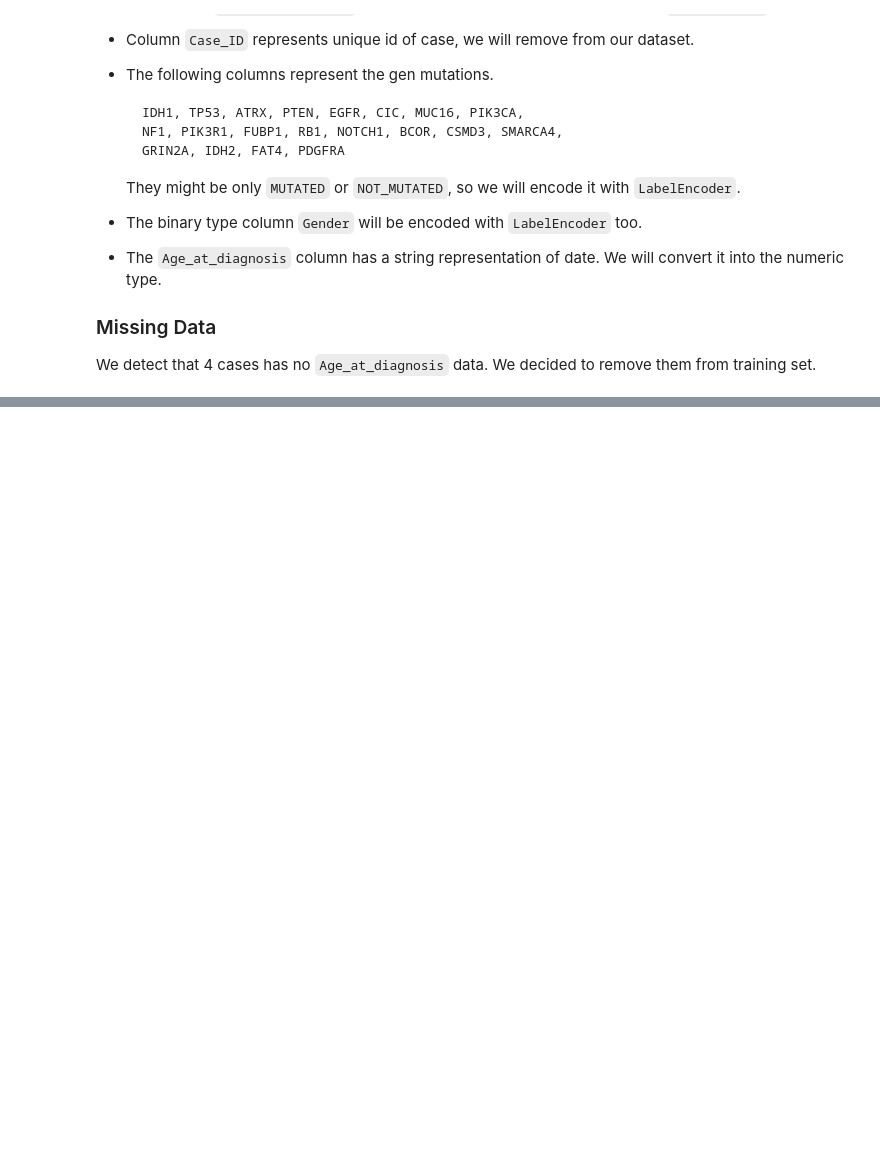
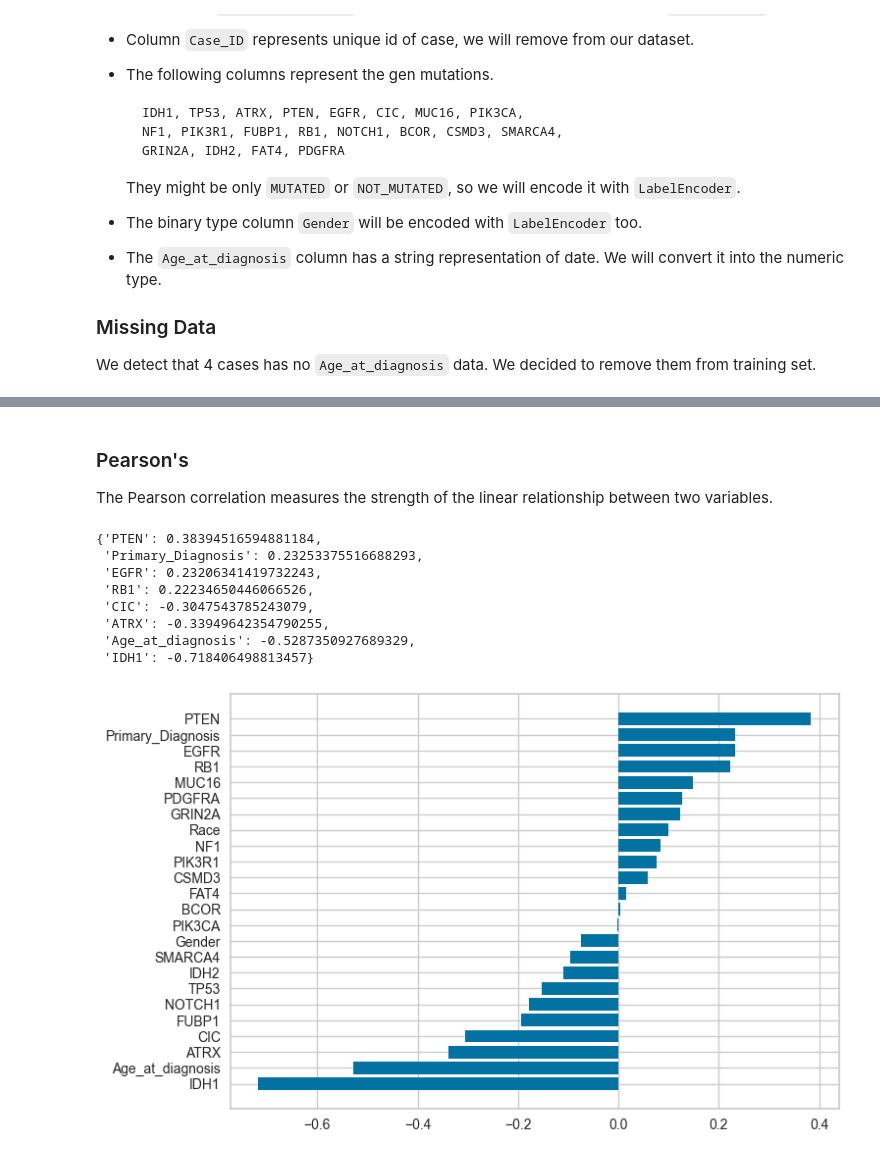
Before and after one commit to Vladislav-Kanev/glioma_data_analysis_competition, a Jupyter notebook: report.ipynb, the cells around one changed output, grey strips where cells are left out. Drawn from its saved outputs; the diff is of its cells as text; code cells hidden in the pictures; blank space fills up the shorter version.

```diff
--- a/report.ipynb
+++ b/report.ipynb
@@ -92,0 +90,18 @@ data_processing
+# %% [markdown]
+### Pearson's
+
+The Pearson correlation measures the strength of the linear relationship between two variables.
+# %%
+correlation_estimator = get_feature_estimator(training_data, targets, method='pearson')
+pearson_important_values = select_by_correlation_value(correlation_estimator, min_score=0.2)
+pearson_important_values
+# %% [output]
+{'PTEN': 0.38394516594881184,
+ 'Primary_Diagnosis': 0.23253375516688293,
+ 'EGFR': 0.23206341419732243,
+ 'RB1': 0.22234650446066526,
+ 'CIC': -0.3047543785243079,
+ 'ATRX': -0.33949642354790255,
+ 'Age_at_diagnosis': -0.5287350927689329,
+ 'IDH1': -0.718406498813457}
+[figure, added]
```
Also changed, not shown: parts of 14 cells of this notebook, 4 other files.
